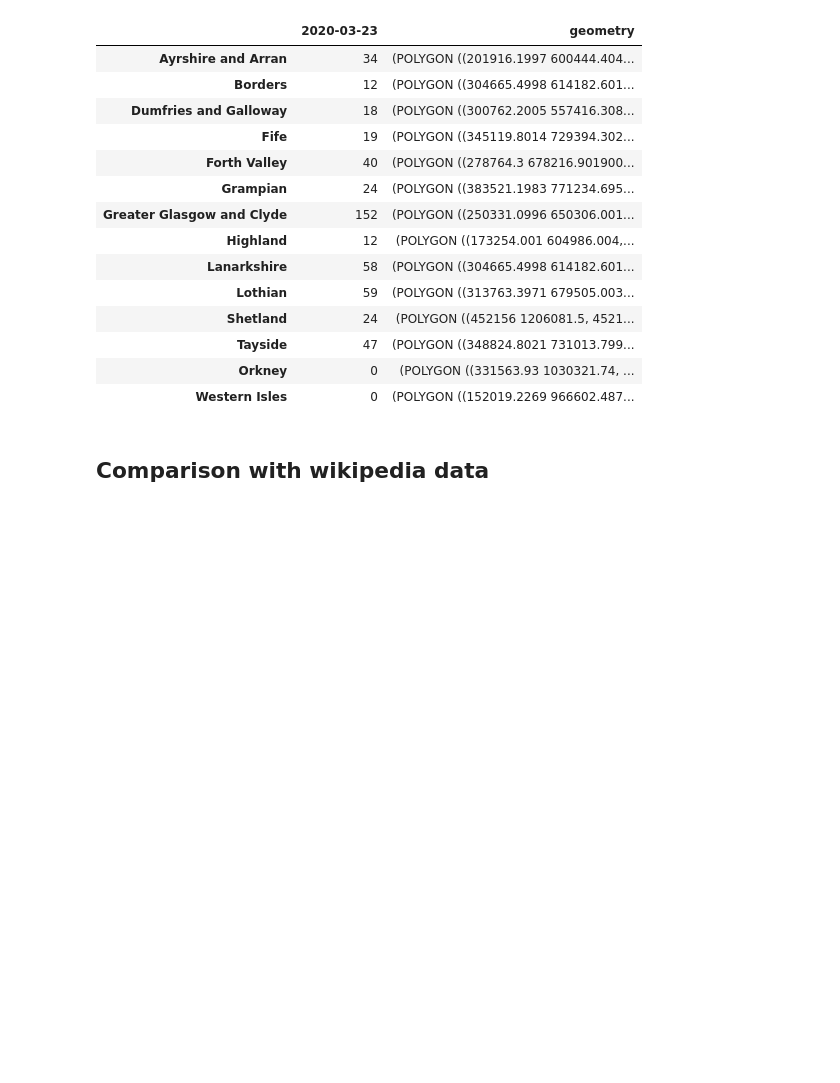
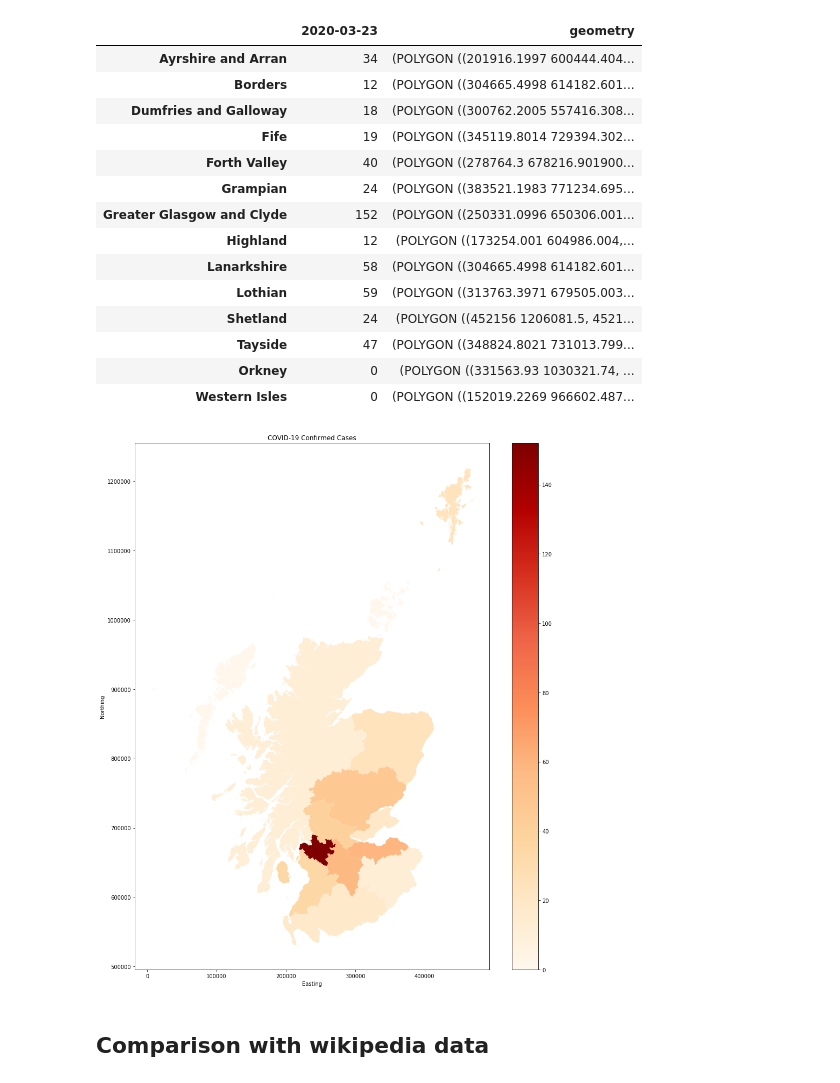
Before and after one commit to seumasmorrison/Scotland_COVID-19, a Jupyter notebook: Scotland_COVID-19.ipynb, the cells around one changed output. Drawn from its saved outputs; the diff is of its cells as text; code cells hidden in the pictures; blank space fills up the shorter version.

Commit message:
plotting with geopandas

```diff
--- a/Scotland_COVID-19.ipynb
+++ b/Scotland_COVID-19.ipynb
@@ -567,6 +567,14 @@ health_board_geo_df
 | Tayside | 47 | (POLYGON ((348824.8021 731013.799... |
 | Orkney | 0 | (POLYGON ((331563.93 1030321.74, ... |
 | Western Isles | 0 | (POLYGON ((152019.2269 966602.487... |
+# %%
+health_board_geo_df.plot(column='2020-03-23', figsize=(15,18), legend=True, legend_kwds={'label': "Confirmed Cases Concluded"}, cmap='OrRd')
+plt.title('COVID-19 Confirmed Cases')
+plt.ylabel('Northing')
+plt.xlabel('Easting')
+plt.savefig("Confirmed_Cases_20200323.png")
+# %% [output]
+[figure, added]
 # %%
 health_board_geo_df.to_file('gis/scottish_health_board_counts_' + date + '.gpkg', driver='GPKG')
 # %% [markdown]
```
Also changed, not shown: parts of 4 cells of this notebook, 1 other file.
